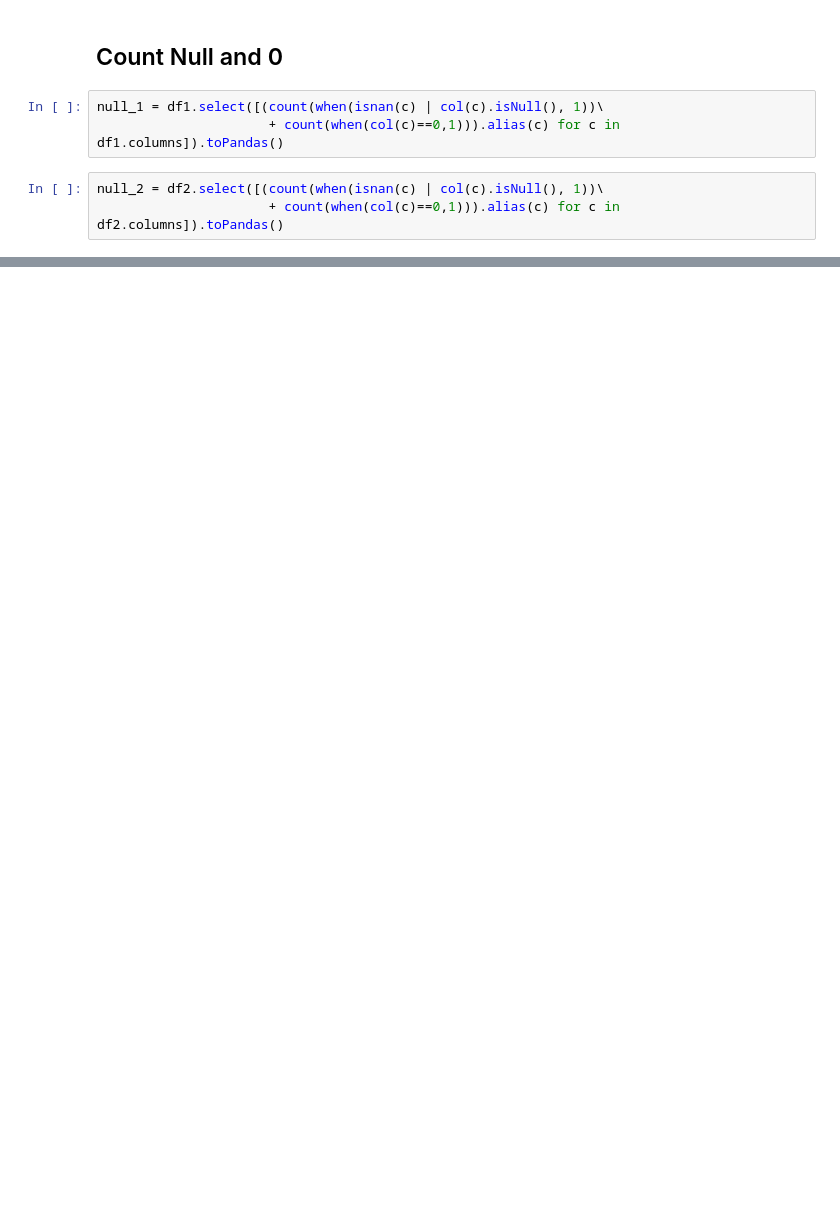
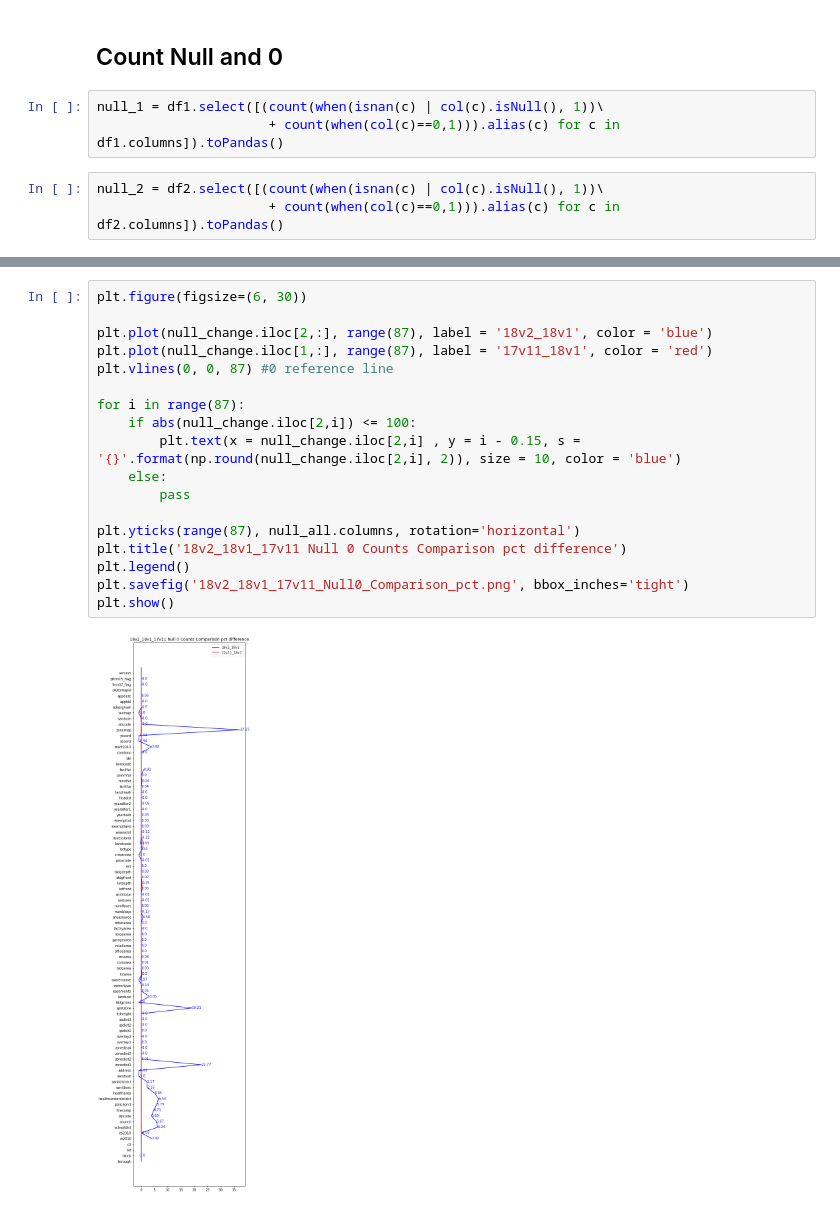
Before and after one commit to NYCPlanning/db-pluto-qaqc, a Jupyter notebook: pluto_18v2_18v1_null_comparison.ipynb, the cells around one changed output, grey strips where cells are left out. Drawn from its saved outputs; the diff is of its cells as text; blank space fills up the shorter version.

```diff
--- a/pluto_18v2_18v1_null_comparison.ipynb
+++ b/pluto_18v2_18v1_null_comparison.ipynb
@@ -89,0 +128,20 @@ plt.show()
+# %%
+plt.figure(figsize=(6, 30))
+
+plt.plot(null_change.iloc[2,:], range(87), label = '18v2_18v1', color = 'blue')
+plt.plot(null_change.iloc[1,:], range(87), label = '17v11_18v1', color = 'red')
+plt.vlines(0, 0, 87) #0 reference line
+
+for i in range(87):
+    if abs(null_change.iloc[2,i]) <= 100:
+        plt.text(x = null_change.iloc[2,i] , y = i - 0.15, s = '{}'.format(np.round(null_change.iloc[2,i], 2)), size = 10, color = 'blue')
+    else:
+        pass
+
+plt.yticks(range(87), null_all.columns, rotation='horizontal')
+plt.title('18v2_18v1_17v11 Null 0 Counts Comparison pct difference')
+plt.legend()
+plt.savefig('18v2_18v1_17v11_Null0_Comparison_pct.png', bbox_inches='tight')
+plt.show()
+# %% [output]
+[figure, added]
```
Also changed, not shown: parts of 12 cells of this notebook, 4 other files.
